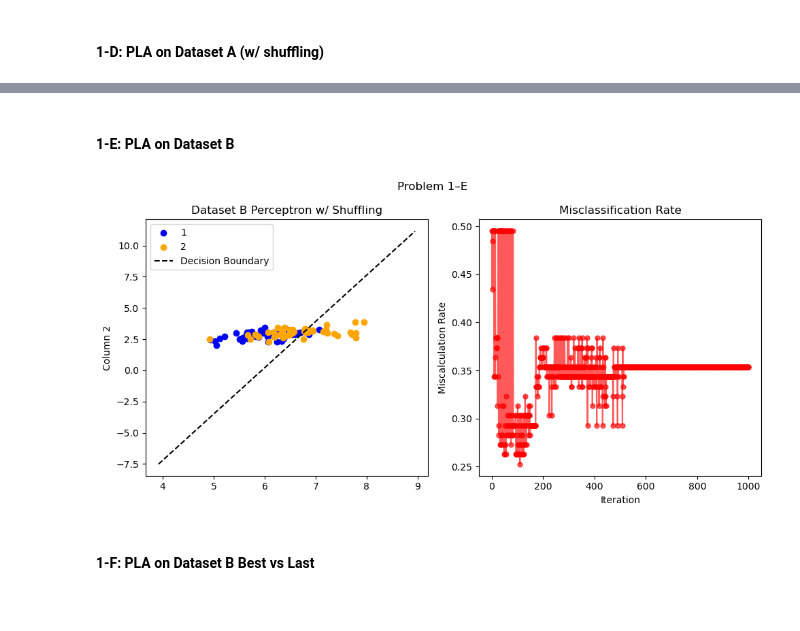
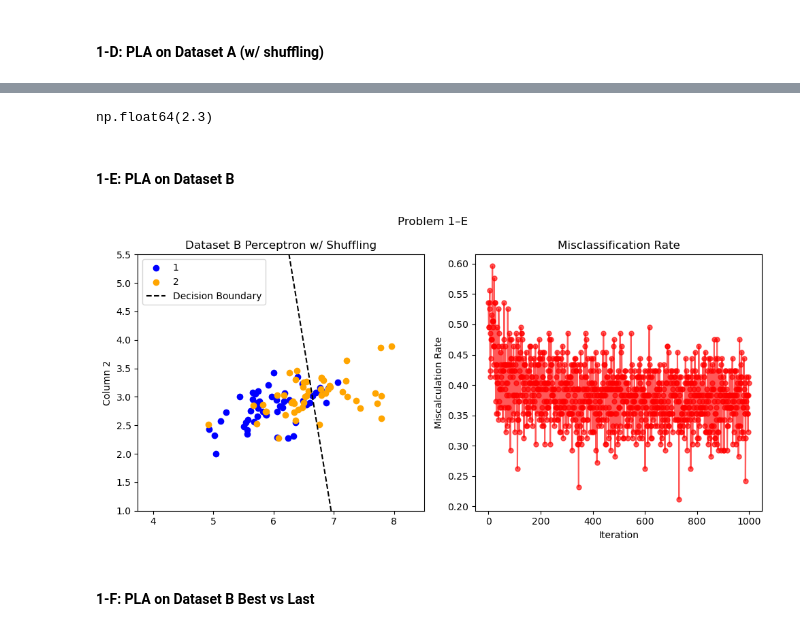
Before and after one commit to brynnwoolley/cee554-coursework, a Jupyter notebook: HW1/HW-1-Notebook.ipynb, the cells around one changed output, grey strips where cells are left out. Drawn from its saved outputs; the diff is of its cells as text; code cells hidden in the pictures.

```diff
--- a/HW1/HW-1-Notebook.ipynb
+++ b/HW1/HW-1-Notebook.ipynb
@@ -219,6 +83,17 @@ dfA['Label'] = dfA['Label'].apply(lambda y: 2*y-1)
 # construct dataset B
 dfB = df[df['Label'].isin([1,2])].copy()
 dfB['Label'] = dfB['Label'].apply(lambda y: 2*y-3)
+
+# set up X & y for dataset A
+X_A = dfA[['C1','C2']].copy().to_numpy()
+y_A = dfA['Label'].copy().to_numpy()
+# set up X & y for dataset B
+X_B = dfB[['C1','C2']].copy().to_numpy()
+y_B = dfB['Label'].copy().to_numpy()
+
+# set up indices as helpers for later
+x1_min, x1_max = 3.75, 8.5
+x2_min, x2_max = 1, 5.5
 # %% [markdown]
 #### 1-B: Dataset Scatterplots
 # %%
@@ -381,54 +189,47 @@ plt.show()
+# %%
+np.mean(iter_counts)
+# %% [output]
+np.float64(2.3)
 # %% [markdown]
 #### 1-E: PLA on Dataset B
 # %%
-# initialize Model & Data
-PR = Perceptron(shuffle=True, max_iter=1000)
-X = dfB[['C1','C2']].copy().to_numpy()
-y = dfB['Label'].copy().to_numpy()
+# initialize data
+X, y = X_B.copy(), y_B.copy()
+seed=7
 
-# Track misclassification rate per iteration
-misclassification_rates = []
-n_samples = len(y)
-
-for i in range(1, 1001):
-    PR.partial_fit(X, y, classes=np.unique(y))  # incremental update
-    y_pred = PR.predict(X)
-    misclassification_rate = np.mean(y_pred != y)  # calc error rate
-    misclassification_rates.append(misclassification_rate)
-
-# extract model coeffs
-w = PR.coef_[0]   # weights
-b = PR.intercept_[0] # bias
+# run model
+weights, errors = myPerceptron(X, y, shuffle=True, random_seed=seed)
+intercept, w_1, w_2 = weights[0], weights[1], weights[2]
 
 # def decision boundary line: w1*x1 + w2*x2 + b = 0
-x1_min, x1_max = X[:, 0].min() - 1, X[:, 0].max() + 1
-x2_min, x2_max = X[:, 1].min() - 1, X[:, 1].max() + 1
 x1_vals = np.linspace(x1_min, x1_max, 100)
-x2_vals = -(w[0] * x1_vals + b) / w[1]
+x2_vals = -(w_1*x1_vals + intercept) / w_2
 
-# plot
+# set up figure
 fig, ax = plt.subplots(1, 2, figsize=(10, 5))
 
-# Plot dataset
+# plot dataset
 ax[0].scatter(dfB[dfB['Label']==-1]['C1'], dfB[dfB['Label']==-1]['C2'], c='blue', label='1') # plot values labeled -1
 ax[0].scatter(dfB[dfB['Label']==1]['C1'], dfB[dfB['Label']==1]['C2'], c='orange', label='2') # plot values labeled 1
-# Plot decision boundary
+# plot decision boundary
 ax[0].plot(x1_vals, x2_vals, 'k--', label='Decision Boundary')
 ax[0].set_ylabel('Column 2')
 ax[0].legend()
 ax[0].set_title('Dataset B Perceptron w/ Shuffling')
+ax[0].set_xlim(x1_min, x1_max)
+ax[0].set_ylim(x2_min, x2_max)
 
 # plot misclassification rate
-ax[1].plot(range(1, 1001), misclassification_rates, marker='o', markersize=5, alpha=0.65, linestyle='-', color='red')
+ax[1].plot(errors, marker='o', linestyle='-', color='red', markersize=5, alpha=0.65, )
 ax[1].set_ylabel('Miscalculation Rate')
 ax[1].set_xlabel('Iteration')
 ax[1].set_title('Misclassification Rate')
 
 plt.suptitle('Problem 1–E')
 plt.tight_layout()
 plt.show()
 # %% [output]
-[figure, old version]
+[figure, new version]
 # %% [markdown]
 #### 1-F: PLA on Dataset B Best vs Last
 # %%
```
Also changed, not shown: parts of 13 cells of this notebook, 5 other files.
